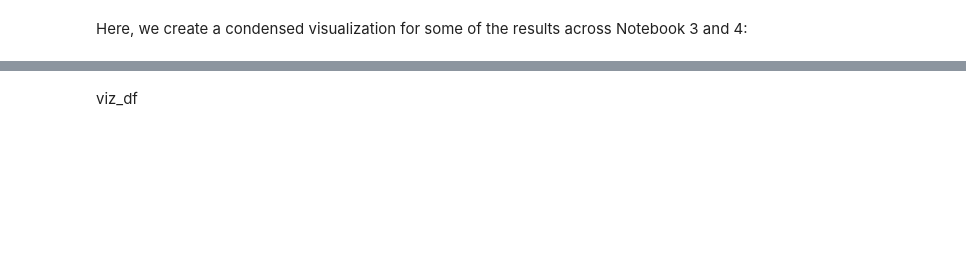
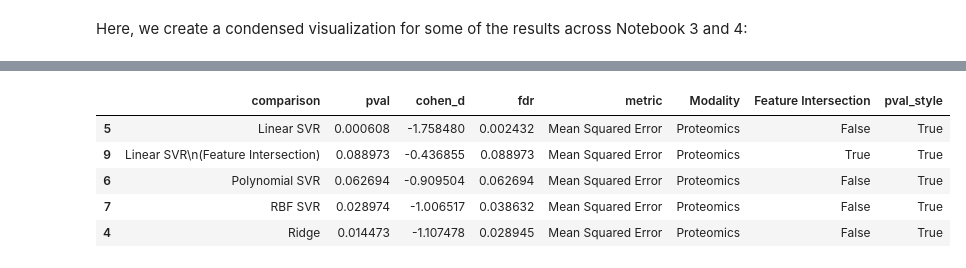
Before and after one commit to hmbaghdassarian/metastatic_potential, a Jupyter notebook: notebooks/B_protein_prediction/05_summary_visualization.ipynb, the cells around one changed output, grey strips where cells are left out. Cells and saved outputs as stored; diff of their text form; code cells hidden in the pictures; blank space fills up the shorter version.

```diff
--- a/notebooks/B_protein_prediction/05_summary_visualization.ipynb
+++ b/notebooks/B_protein_prediction/05_summary_visualization.ipynb
@@ -101,2 +61,9 @@ See: https://matplotlib.org/stable/users/explain/axes/legend_guide.html#controll
-# %% [markdown]
-viz_df
+# %%
+stats_all[(stats_all.Modality == 'Proteomics') & (stats_all.metric == 'Mean Squared Error')]
+# %% [output]
+|  | comparison | pval | cohen_d | fdr | metric | Modality | Feature Intersection | pval_style |
+| 5 | Linear SVR | 0.000608 | -1.758480 | 0.002432 | Mean Squared Error | Proteomics | False | True |
+| 9 | Linear SVR\n(Feature Intersection) | 0.088973 | -0.436855 | 0.088973 | Mean Squared Error | Proteomics | True | True |
+| 6 | Polynomial SVR | 0.062694 | -0.909504 | 0.062694 | Mean Squared Error | Proteomics | False | True |
+| 7 | RBF SVR | 0.028974 | -1.006517 | 0.038632 | Mean Squared Error | Proteomics | False | True |
+| 4 | Ridge | 0.014473 | -1.107478 | 0.028945 | Mean Squared Error | Proteomics | False | True |
```
Also changed, not shown: parts of 5 cells of this notebook, 4 other files.
